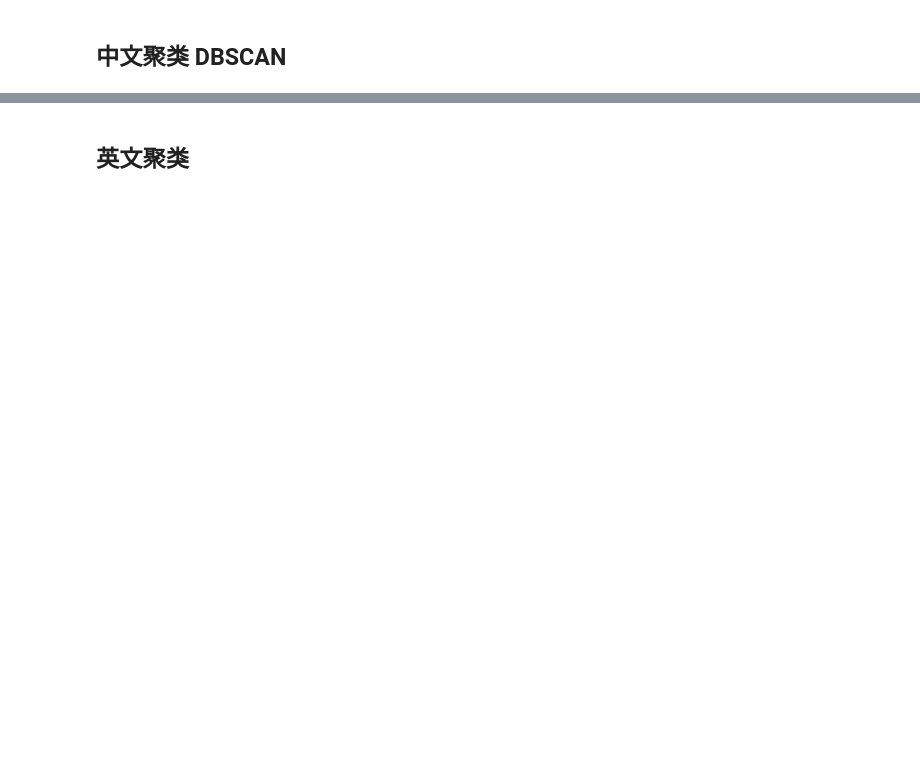
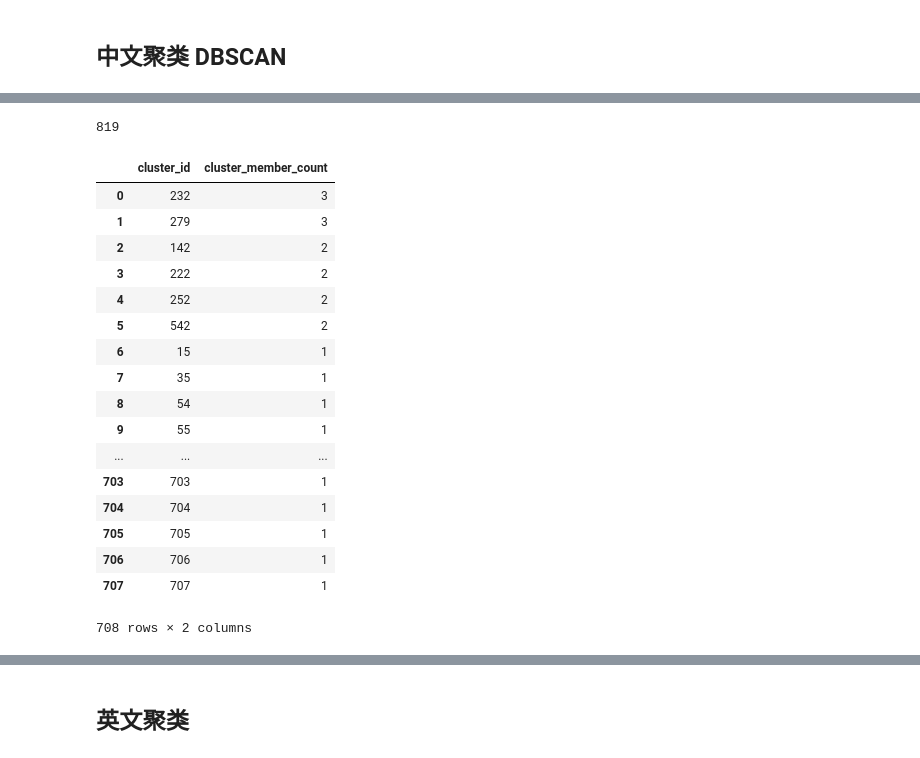
Before and after one commit to xuhuanyunxiao/jupyter-notebook, a Jupyter notebook: tmp_proj/clustering_jiachengbing/clustering.ipynb, the cells around one changed output, grey strips where cells are left out. Cells and saved outputs as stored; diff of their text form; code cells hidden in the pictures; blank space fills up the shorter version.

```diff
--- a/tmp_proj/clustering_jiachengbing/clustering.ipynb
+++ b/tmp_proj/clustering_jiachengbing/clustering.ipynb
@@ -202,2 +265,13 @@ with open(file_path,'w',encoding='utf-8') as json_file:
 # %% [markdown]
 ## 中文聚类 DBSCAN
+# %%
+# file_path = "mlUtil_MOE/result/result_zh_20190426070934.xlsx"
+file_path =  'mlUtil_MOE/result/result_zh_' + filename
+print('file_path: ', file_path)
+result_zh = pd.read_excel(file_path)
+print('data num: ', data_zh.shape[0])
+print('data cluster num: ', result_zh['cluster_member_count'].sum())
+result_zh = pd.read_excel(file_path)
+print(result_zh.shape)
+print(result_zh.columns)
+result_zh.iloc[:1, :]
@@ -203,0 +290,23 @@ with open(file_path,'w',encoding='utf-8') as json_file:
+# %%
+print(result_zh['cluster_member_count'].sum())
+result_zh[['cluster_id', 'cluster_member_count']]
+# %% [output]
+819
+|  | cluster_id | cluster_member_count |
+| 0 | 232 | 3 |
+| 1 | 279 | 3 |
+| 2 | 142 | 2 |
+| 3 | 222 | 2 |
+| 4 | 252 | 2 |
+| 5 | 542 | 2 |
+| 6 | 15 | 1 |
+| 7 | 35 | 1 |
+| 8 | 54 | 1 |
+| 9 | 55 | 1 |
+| ... | ... | ... |
+| 703 | 703 | 1 |
+| 704 | 704 | 1 |
+| 705 | 705 | 1 |
+| 706 | 706 | 1 |
+| 707 | 707 | 1 |
+708 rows × 2 columns
```
Also changed, not shown: parts of 61 cells of this notebook, 5 other files.
